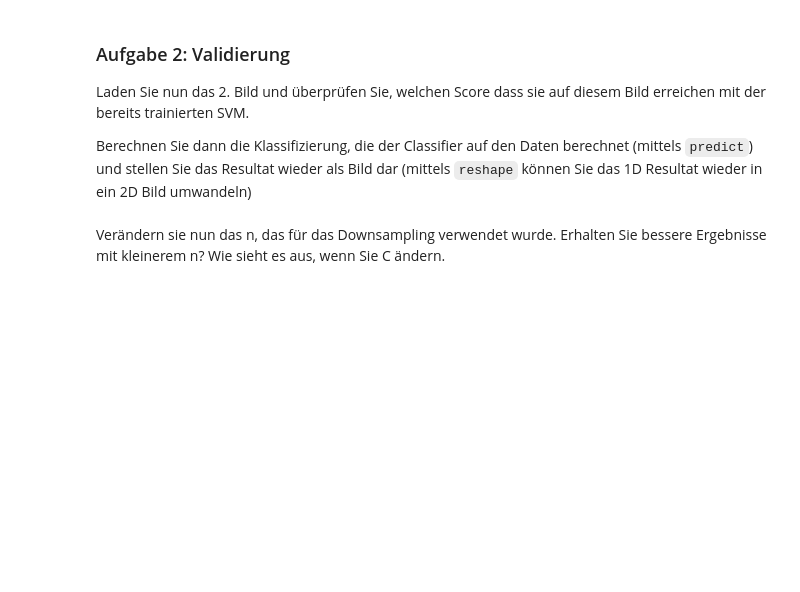
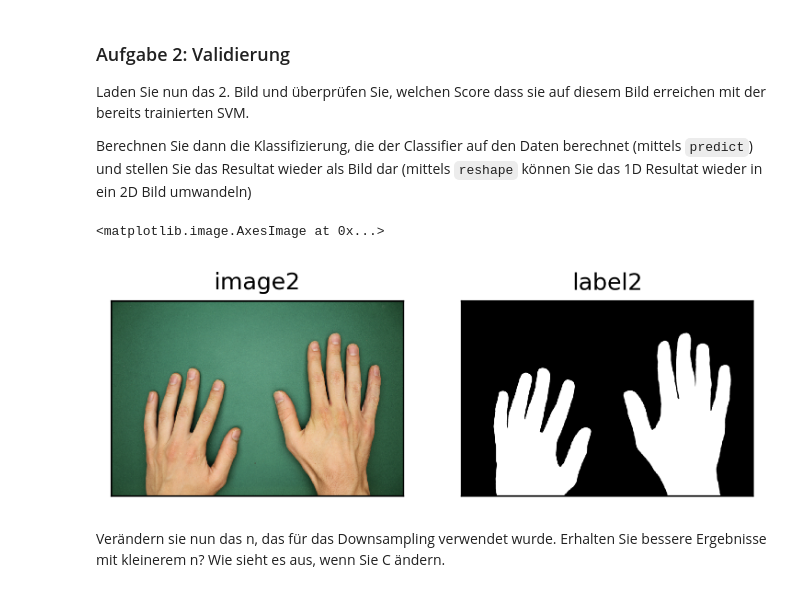
Before and after one commit to tschibu/hslu-ipcv-exercises, a Jupyter notebook: exercise09/uebung9.ipynb, the cells around one changed output. Cells and saved outputs as stored; diff of their text form; code cells hidden in the pictures; blank space fills up the shorter version.

```diff
--- a/exercise09/uebung9.ipynb
+++ b/exercise09/uebung9.ipynb
@@ -92,12 +131,19 @@ Laden Sie nun das 2. Bild und überprüfen Sie, welchen Score dass sie auf diese
 
 Berechnen Sie dann die Klassifizierung, die der Classifier auf den Daten berechnet (mittels `predict`) und stellen Sie das Resultat wieder als Bild dar (mittels `reshape` können Sie das 1D Resultat wieder in ein 2D Bild umwandeln)
 # %%
-image2  = cv2.imread('images/hand_small_2.png')
+image2  = cv2.imread('../data/hand_small_2.png')
 image2 = cv2.cvtColor(image2, cv2.COLOR_BGR2RGB)
-label2 = cv2.imread('images/label_small_2.png')
+label2 = cv2.imread('../data/label_small_2.png')
+
 plt.subplot(1, 2, 1)
+plt.title('image2'), plt.xticks([]), plt.yticks([])
 plt.imshow(image2)
+
 plt.subplot(1, 2, 2)
+plt.title('label2'), plt.xticks([]), plt.yticks([])
 plt.imshow(label2)
+# %% [output]
+<matplotlib.image.AxesImage at 0x...>
+[figure, added]
 # %% [markdown]
 Verändern sie nun das n, das für das Downsampling verwendet wurde. Erhalten Sie bessere Ergebnisse mit kleinerem n? Wie sieht es aus, wenn Sie C ändern.
```
Also changed, not shown: parts of 26 cells of this notebook, 1 other file.
